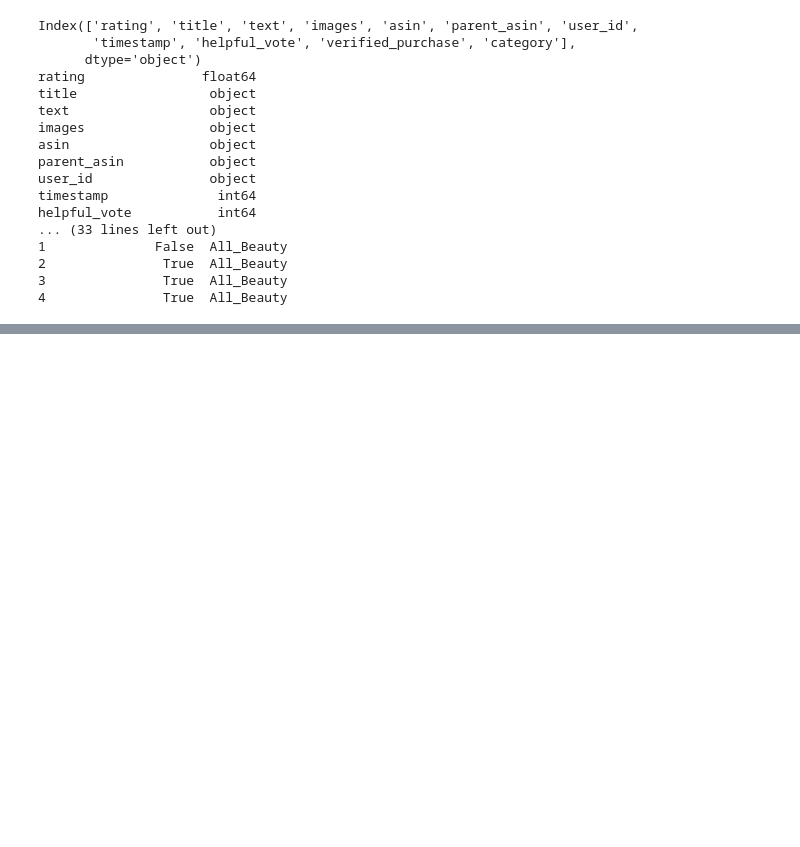
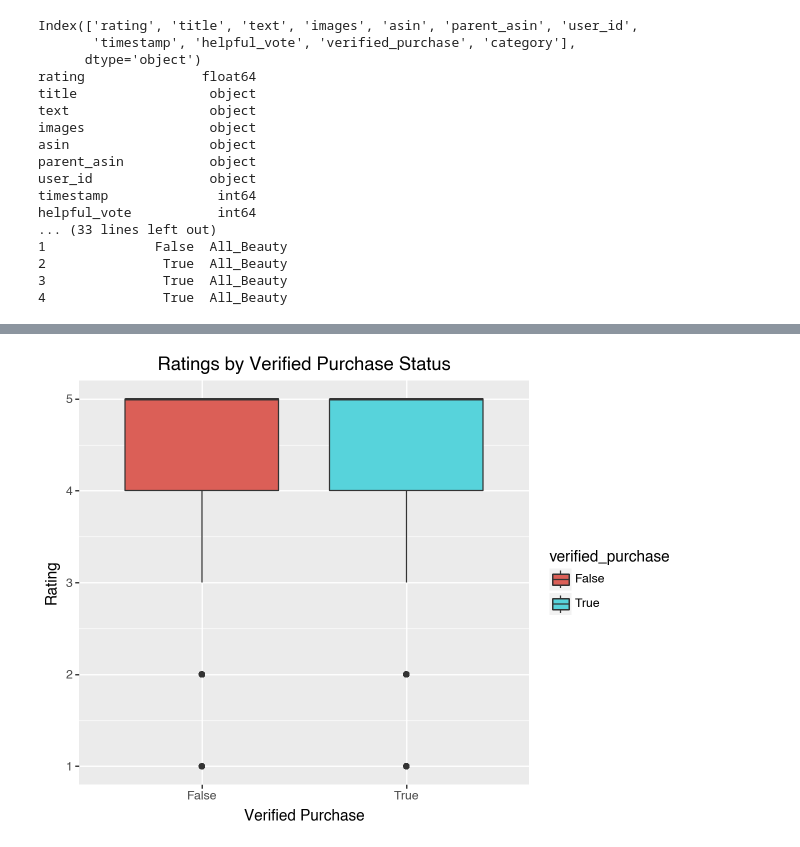
Before and after one commit to sueszli/amazeballs, a Jupyter notebook: src/analysis.ipynb, the cells around one changed output, grey strips where cells are left out. Cells and saved outputs as stored; diff of their text form; code cells hidden in the pictures; blank space fills up the shorter version.

```diff
--- a/src/analysis.ipynb
+++ b/src/analysis.ipynb
@@ -104,0 +72,8 @@ p4 = (ggplot(data, aes(x='date', y='rating'))
+# %%
+(ggplot(df, aes(x='verified_purchase', y='rating', fill='verified_purchase'))
+ + geom_boxplot()
+ + labs(title='Ratings by Verified Purchase Status',
+        x='Verified Purchase',
+        y='Rating'))
+# %% [output]
+[figure, added]
```
Also changed, not shown: parts of 10 cells of this notebook, 1 other file.
